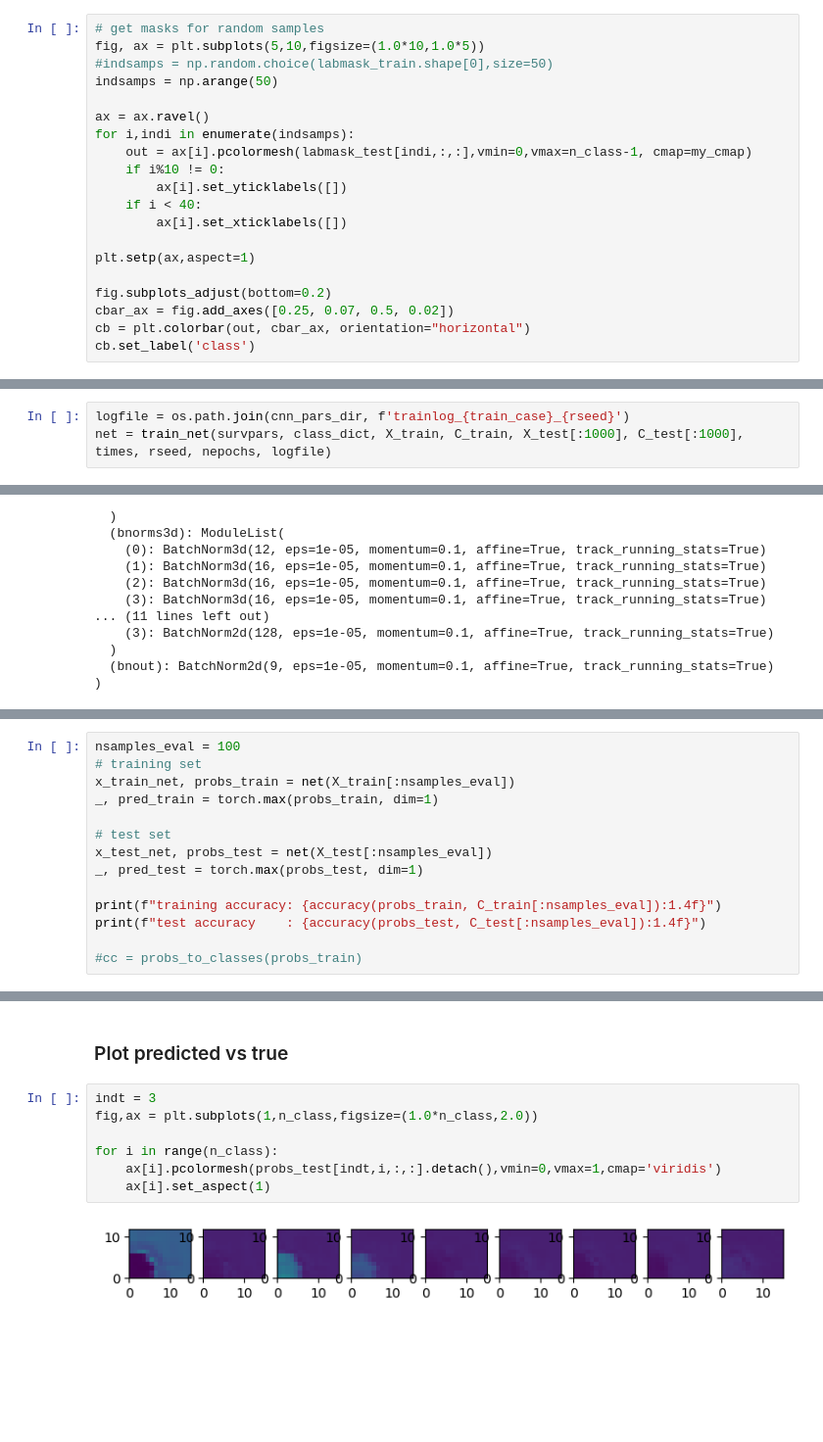
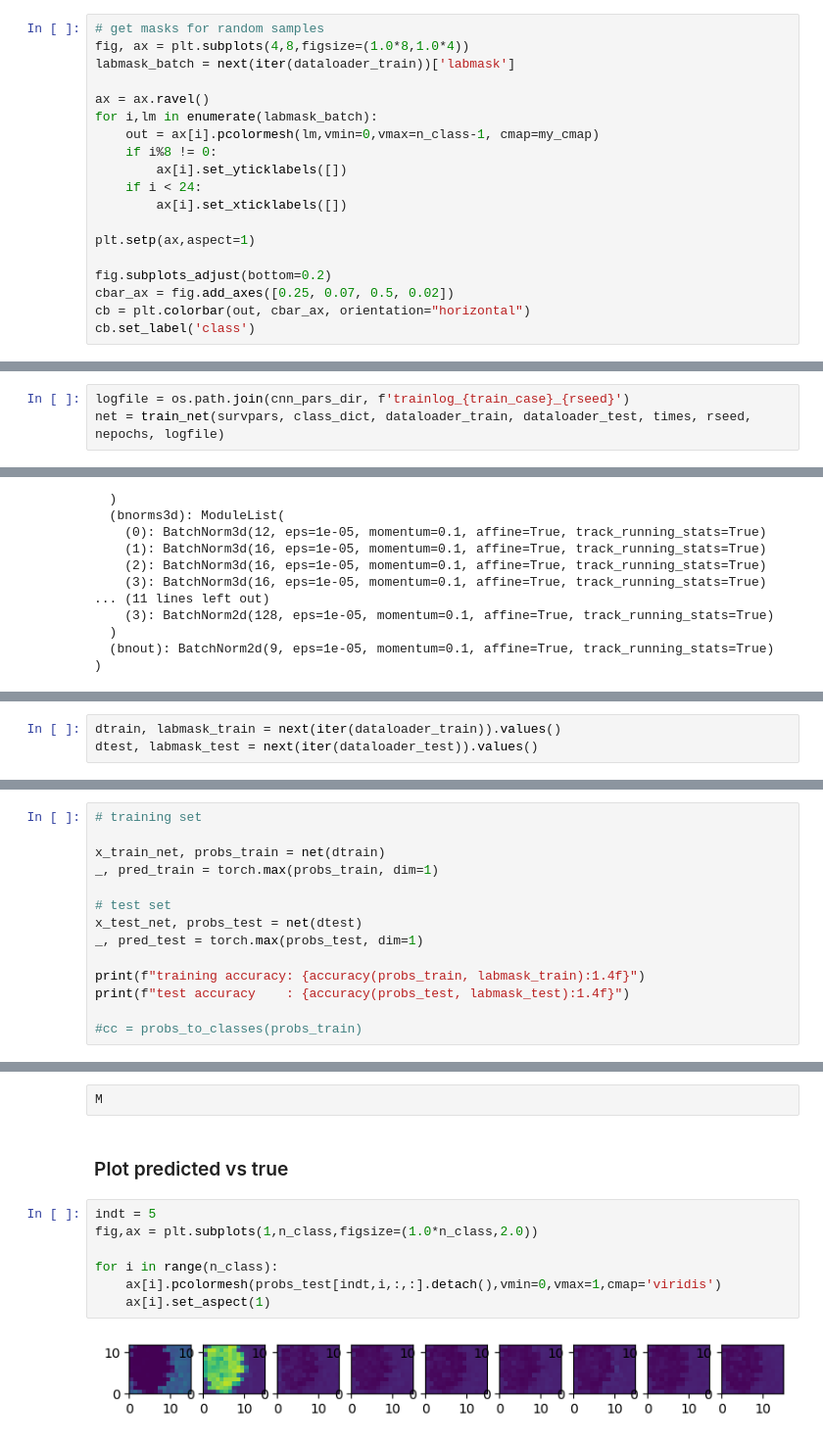
Before and after one commit to jlalvis/uxo-cnn-classification, a Jupyter notebook: notebooks/training-with-synthetic-data.ipynb, the cells around one changed output, grey strips where cells are left out. Shown at 98% size. Saved outputs shown, nothing was run; the diff lists cells and outputs as text; blank space fills up the shorter version.

```diff
--- a/notebooks/training-with-synthetic-data.ipynb
+++ b/notebooks/training-with-synthetic-data.ipynb
@@ -207,16 +225,15 @@ ax.legend(custom_lines, ['background'] + list(class_dict.values())[1:], loc="low
 [figure]
 # %%
 # get masks for random samples
-fig, ax = plt.subplots(5,10,figsize=(1.0*10,1.0*5))
-#indsamps = np.random.choice(labmask_train.shape[0],size=50)
-indsamps = np.arange(50)
+fig, ax = plt.subplots(4,8,figsize=(1.0*8,1.0*4))
+labmask_batch = next(iter(dataloader_train))['labmask']
 
 ax = ax.ravel()
-for i,indi in enumerate(indsamps):
-    out = ax[i].pcolormesh(labmask_test[indi,:,:],vmin=0,vmax=n_class-1, cmap=my_cmap)
-    if i%10 != 0:
+for i,lm in enumerate(labmask_batch):
+    out = ax[i].pcolormesh(lm,vmin=0,vmax=n_class-1, cmap=my_cmap)
+    if i%8 != 0:
         ax[i].set_yticklabels([])
-    if i < 40:
+    if i < 24:
         ax[i].set_xticklabels([])
 
 plt.setp(ax,aspect=1)
@@ -280,7 +253,7 @@ if not os.path.exists(cnn_pars_dir):
     os.mkdir(cnn_pars_dir)
 # %%
 logfile = os.path.join(cnn_pars_dir, f'trainlog_{train_case}_{rseed}')
-net = train_net(survpars, class_dict, X_train, C_train, X_test[:1000], C_test[:1000], times, rseed, nepochs, logfile)
+net = train_net(survpars, class_dict, dataloader_train, dataloader_test, times, rseed, nepochs, logfile)
 # %% [output]
 gpu detected, training will use it.
 Total number of parameters 784531
@@ -332,0 +302,3 @@ device(type='cpu')
+# %%
+dtrain, labmask_train = next(iter(dataloader_train)).values()
+dtest, labmask_test = next(iter(dataloader_test)).values()
@@ -333,15 +309,15 @@ device(type='cpu')
 # %%
-nsamples_eval = 100
 # training set
-x_train_net, probs_train = net(X_train[:nsamples_eval])
+
+x_train_net, probs_train = net(dtrain)
 _, pred_train = torch.max(probs_train, dim=1)
 
 # test set
-x_test_net, probs_test = net(X_test[:nsamples_eval])
+x_test_net, probs_test = net(dtest)
 _, pred_test = torch.max(probs_test, dim=1)
 
-print(f"training accuracy: {accuracy(probs_train, C_train[:nsamples_eval]):1.4f}")
-print(f"test accuracy    : {accuracy(probs_test, C_test[:nsamples_eval]):1.4f}")
+print(f"training accuracy: {accuracy(probs_train, labmask_train):1.4f}")
+print(f"test accuracy    : {accuracy(probs_test, labmask_test):1.4f}")
 
 #cc = probs_to_classes(probs_train)
 # %% [output]
@@ -365,14 +329,16 @@ array([[11754,   220,   216,   197,    85,   210,   192,   210,   236],
+# %% [raw]
+M
 # %% [markdown]
 ### Plot predicted vs true
 # %%
-indt = 3
+indt = 5
 fig,ax = plt.subplots(1,n_class,figsize=(1.0*n_class,2.0))
 
 for i in range(n_class):
     ax[i].pcolormesh(probs_test[indt,i,:,:].detach(),vmin=0,vmax=1,cmap='viridis')
     ax[i].set_aspect(1)
 # %% [output]
-[figure, old version]
+[figure, new version]
 # %%
 fig,ax = plt.subplots(1,2,figsize=(1.5*2,2.0))
 
```
Also changed, not shown: parts of 28 cells of this notebook, 3 other files.
